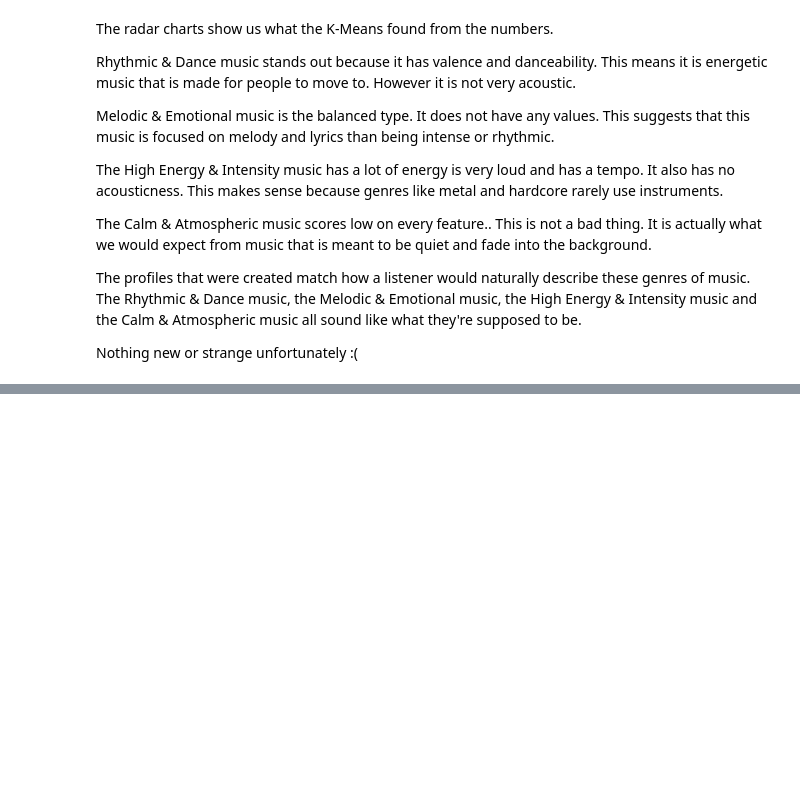
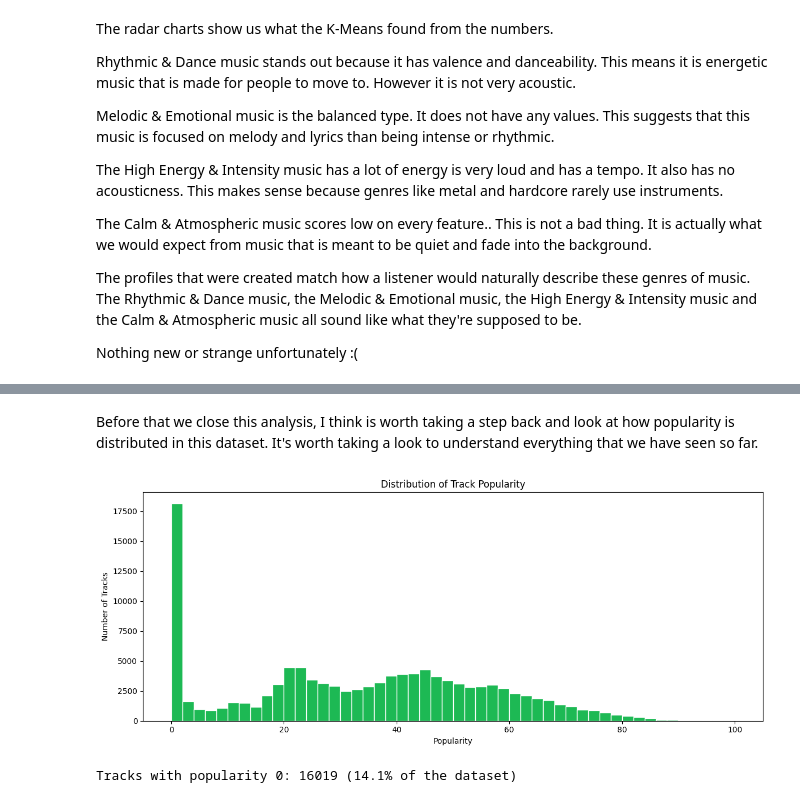
Before and after one commit to TortorelliRocco/Spotify_Analysis, a Jupyter notebook: SpotifyProject.ipynb, the cells around one changed output, grey strips where cells are left out. Drawn from its saved outputs; the diff is of its cells as text; code cells hidden in the pictures; blank space fills up the shorter version.

```diff
--- a/SpotifyProject.ipynb
+++ b/SpotifyProject.ipynb
@@ -519,0 +564,19 @@ Nothing new or strange unfortunately :(
+# %% [markdown]
+Before that we close this analysis, I think is worth taking a step back and look at how popularity is distributed in this dataset.
+It's worth taking a look to understand everything that we have seen so far.
+# %%
+plt.figure(figsize=(12, 5))
+plt.hist(df['popularity'], bins=50, color='#1DB954', edgecolor='white')
+plt.title('Distribution of Track Popularity')
+plt.xlabel('Popularity')
+plt.ylabel('Number of Tracks')
+plt.tight_layout()
+plt.show()
+# %% [output]
+[figure, added]
+# %%
+zero_pop = (df['popularity'] == 0).sum()
+total = len(df)
+print(f"Tracks with popularity 0: {zero_pop} ({zero_pop/total*100:.1f}% of the dataset)")
+# %% [output]
+Tracks with popularity 0: 16019 (14.1% of the dataset)
```
Also changed, not shown: parts of 8 cells of this notebook.
